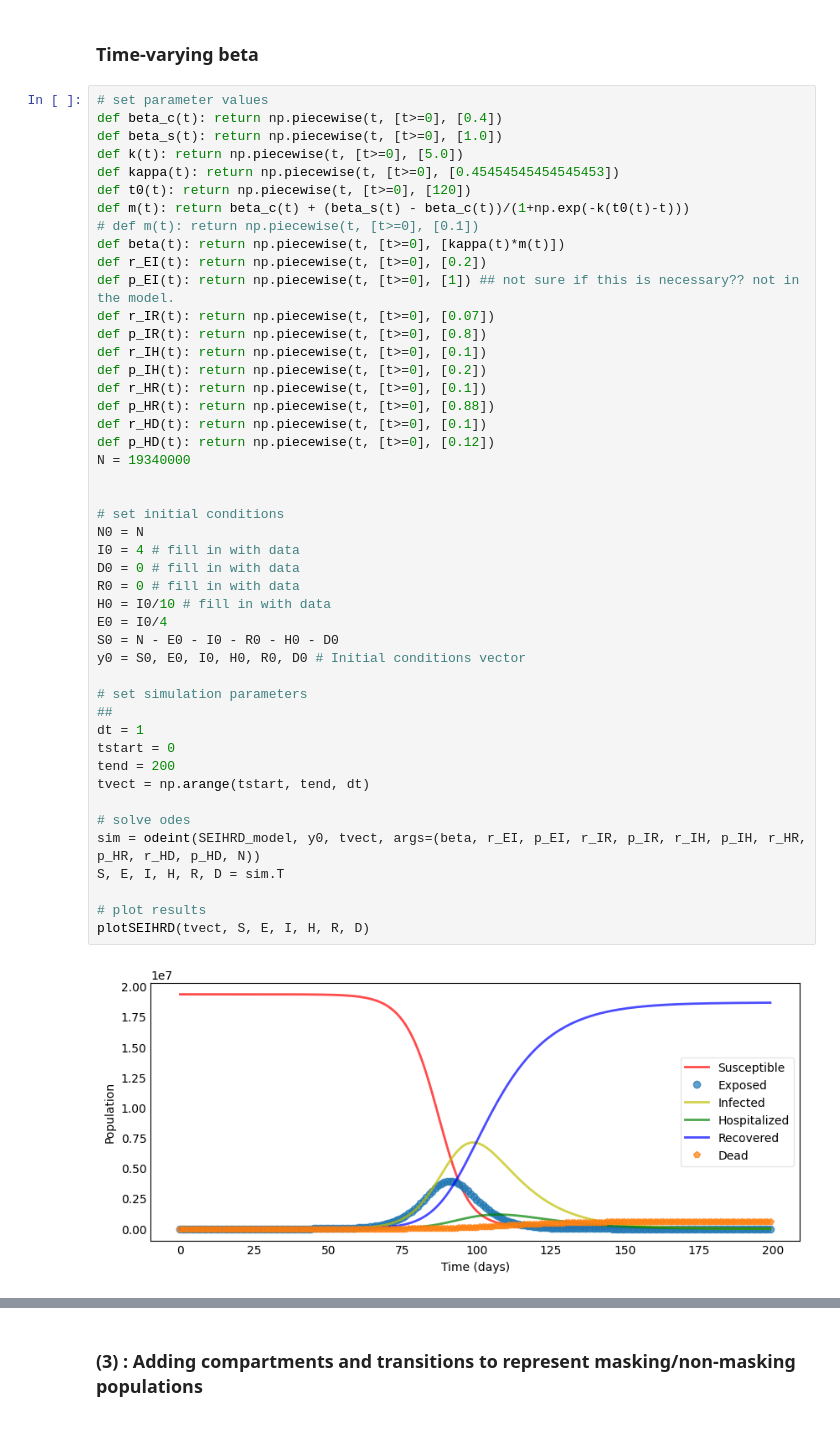
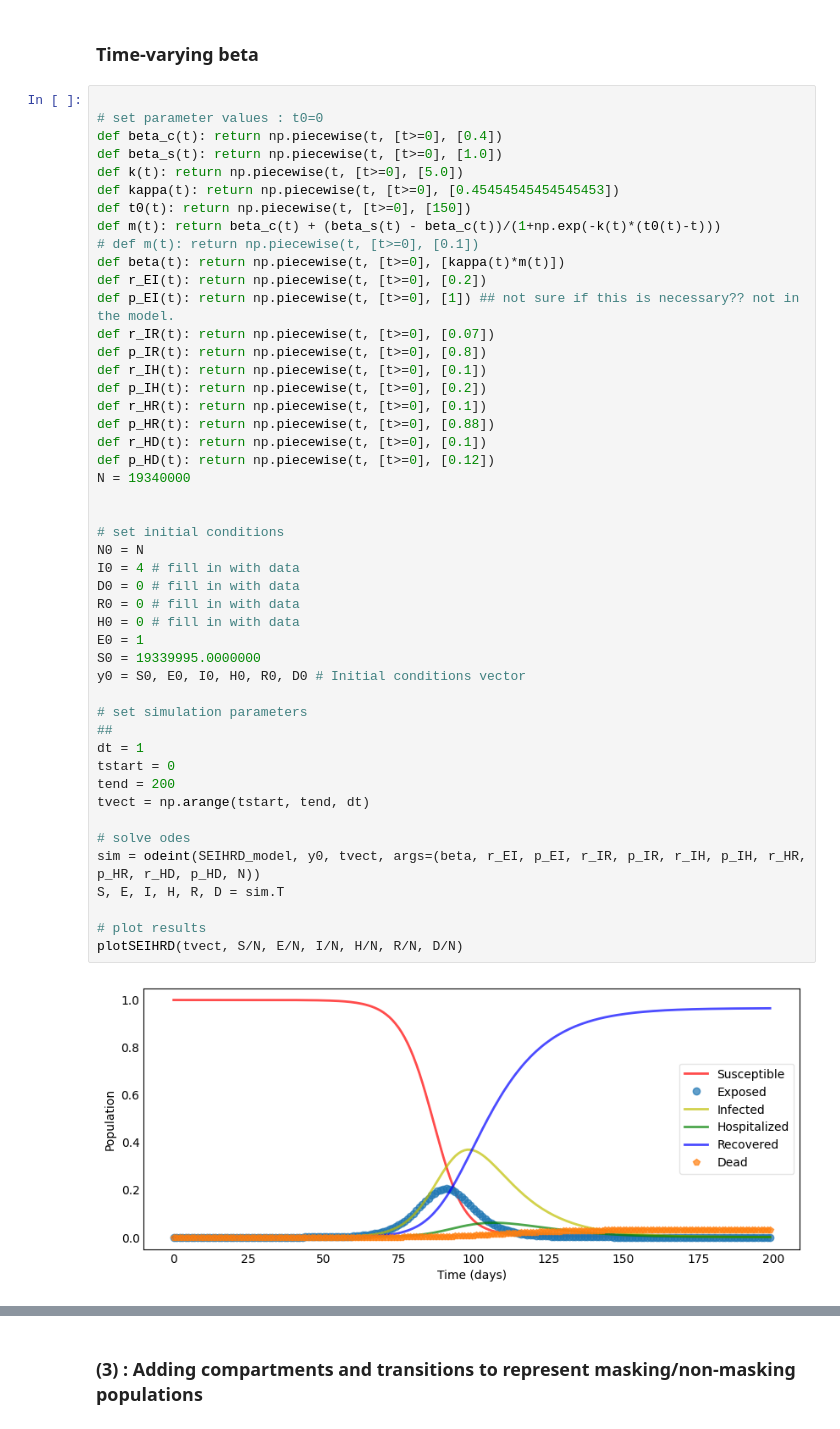
Before and after one commit to ml4ai/funman, a Jupyter notebook: notebooks/SEIRHD-sim.ipynb, the cells around one changed output, grey strips where cells are left out. Drawn from its saved outputs; the diff is of its cells as text.

```diff
--- a/notebooks/SEIRHD-sim.ipynb
+++ b/notebooks/SEIRHD-sim.ipynb
@@ -199,13 +199,14 @@ print(max(D))
 # %% [markdown]
 ### Time-varying beta
 # %%
-# set parameter values
+
+# set parameter values : t0=0
 def beta_c(t): return np.piecewise(t, [t>=0], [0.4])
 def beta_s(t): return np.piecewise(t, [t>=0], [1.0])
 def k(t): return np.piecewise(t, [t>=0], [5.0])
 def kappa(t): return np.piecewise(t, [t>=0], [0.45454545454545453])
-def t0(t): return np.piecewise(t, [t>=0], [120])
-def m(t): return beta_c(t) + (beta_s(t) - beta_c(t))/(1+np.exp(-k(t0(t)-t)))
+def t0(t): return np.piecewise(t, [t>=0], [150])
+def m(t): return beta_c(t) + (beta_s(t) - beta_c(t))/(1+np.exp(-k(t)*(t0(t)-t)))
 # def m(t): return np.piecewise(t, [t>=0], [0.1])
 def beta(t): return np.piecewise(t, [t>=0], [kappa(t)*m(t)])
 def r_EI(t): return np.piecewise(t, [t>=0], [0.2])
@@ -214,36 +215,36 @@ def r_IR(t): return np.piecewise(t, [t>=0], [0.07])
 def p_IR(t): return np.piecewise(t, [t>=0], [0.8])
 def r_IH(t): return np.piecewise(t, [t>=0], [0.1])
 def p_IH(t): return np.piecewise(t, [t>=0], [0.2])
 def r_HR(t): return np.piecewise(t, [t>=0], [0.1])
 def p_HR(t): return np.piecewise(t, [t>=0], [0.88])
 def r_HD(t): return np.piecewise(t, [t>=0], [0.1])
 def p_HD(t): return np.piecewise(t, [t>=0], [0.12])
 N = 19340000
 
 
 # set initial conditions
 N0 = N
 I0 = 4 # fill in with data
 D0 = 0 # fill in with data
 R0 = 0 # fill in with data
-H0 = I0/10 # fill in with data
-E0 = I0/4
-S0 = N - E0 - I0 - R0 - H0 - D0
+H0 = 0 # fill in with data
+E0 = 1
+S0 = 19339995.0000000
 y0 = S0, E0, I0, H0, R0, D0 # Initial conditions vector
 
 # set simulation parameters
 ##
 dt = 1
 tstart = 0
 tend = 200
 tvect = np.arange(tstart, tend, dt)
 
 # solve odes
 sim = odeint(SEIHRD_model, y0, tvect, args=(beta, r_EI, p_EI, r_IR, p_IR, r_IH, p_IH, r_HR, p_HR, r_HD, p_HD, N))
 S, E, I, H, R, D = sim.T
 
 # plot results
-plotSEIHRD(tvect, S, E, I, H, R, D)
+plotSEIHRD(tvect, S/N, E/N, I/N, H/N, R/N, D/N)
 # %% [output]
-[figure, old version]
+[figure, new version]
 # %%
```
Also changed, not shown: parts of 12 cells of this notebook, 1 other file.
